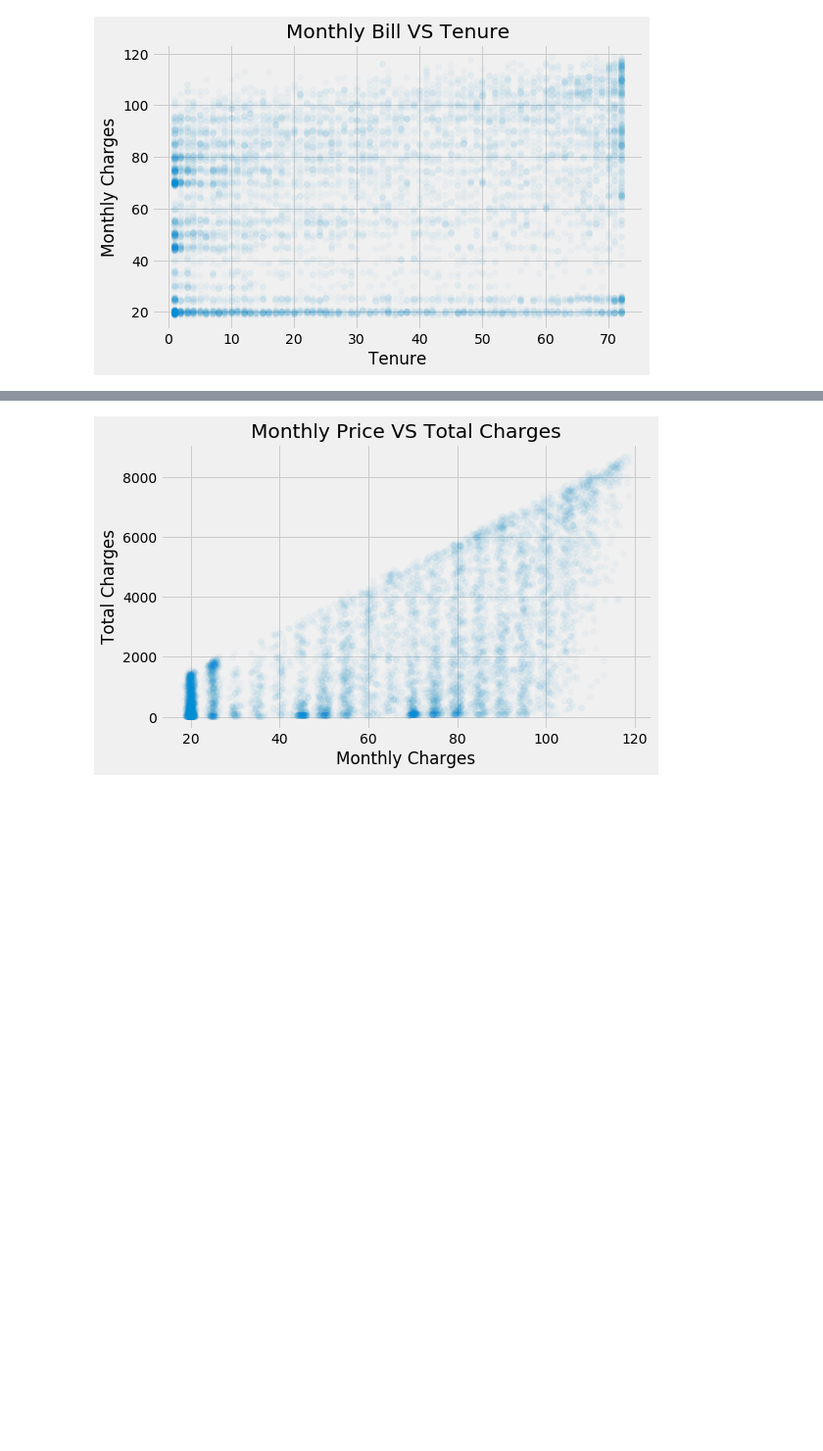
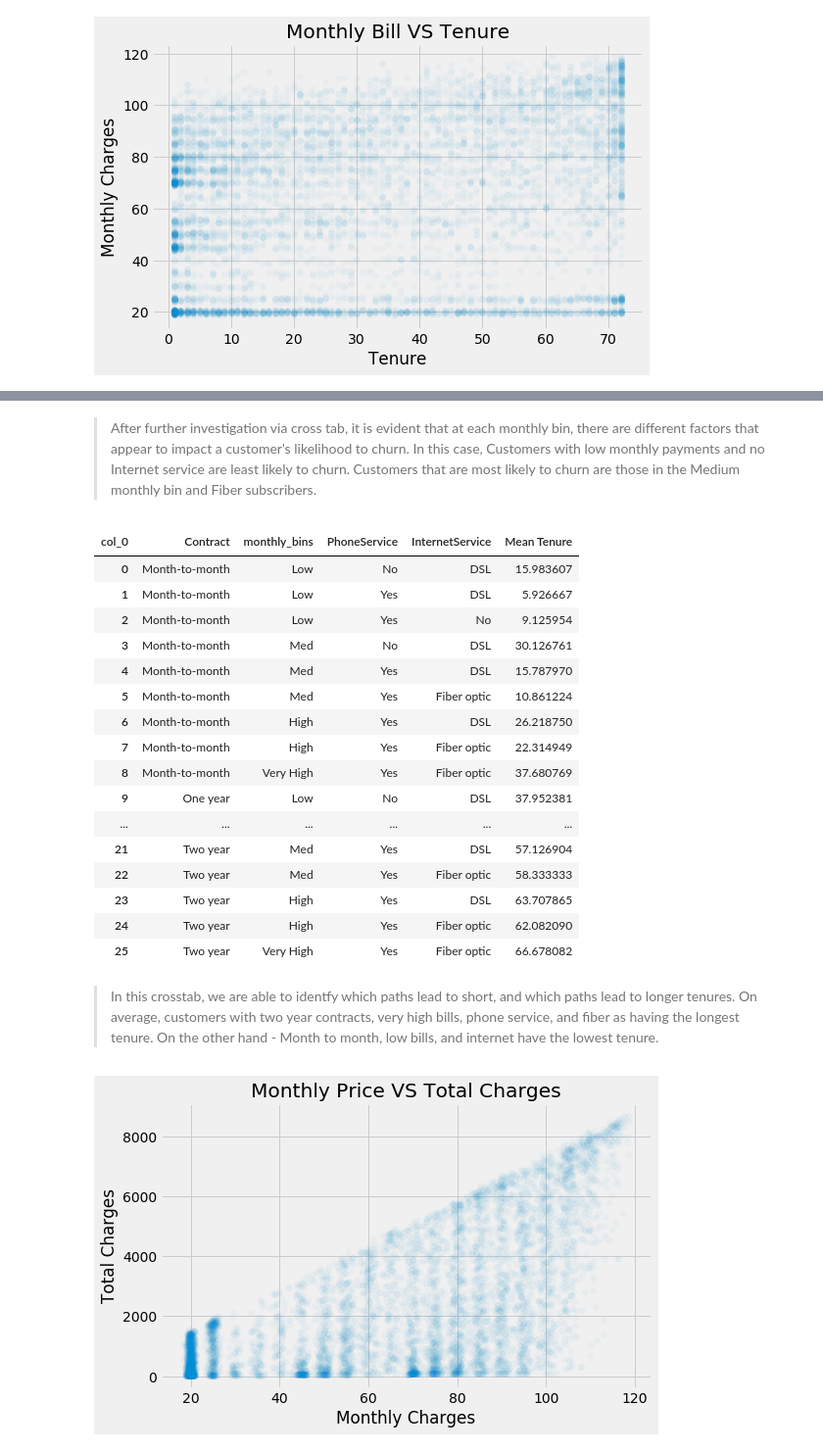
Before and after one commit to ashannon828/communicating_data_findings, a Jupyter notebook: exploration_template.ipynb, the cells around one changed output, grey strips where cells are left out. Shown at 98% size. Drawn from its saved outputs; the diff is of its cells as text; code cells hidden in the pictures; blank space fills up the shorter version.

```diff
--- a/exploration_template.ipynb
+++ b/exploration_template.ipynb
@@ -491,3 +511,27 @@ plt.title('Monthly Bill VS Tenure');
+# %% [markdown]
+> After further investigation via cross tab, it is evident that at each monthly bin, there are different factors that appear to impact a customer's likelihood to churn.  In this case, Customers with low monthly payments and no Internet service are least likely to churn.  Customers that are most likely to churn are those in the Medium monthly bin and Fiber subscribers.
+# %%
+pd.crosstab([df.Contract, df.monthly_bins, df.PhoneService, df.InternetService], 'Mean Tenure', values=df.tenure, aggfunc=np.mean).reset_index()
+# %% [output]
+| col_0 | Contract | monthly_bins | PhoneService | InternetService | Mean Tenure |
+| 0 | Month-to-month | Low | No | DSL | 15.983607 |
+| 1 | Month-to-month | Low | Yes | DSL | 5.926667 |
+| 2 | Month-to-month | Low | Yes | No | 9.125954 |
+| 3 | Month-to-month | Med | No | DSL | 30.126761 |
+| 4 | Month-to-month | Med | Yes | DSL | 15.787970 |
+| 5 | Month-to-month | Med | Yes | Fiber optic | 10.861224 |
+| 6 | Month-to-month | High | Yes | DSL | 26.218750 |
+| 7 | Month-to-month | High | Yes | Fiber optic | 22.314949 |
+| 8 | Month-to-month | Very High | Yes | Fiber optic | 37.680769 |
+| 9 | One year | Low | No | DSL | 37.952381 |
+| ... | ... | ... | ... | ... | ... |
+| 21 | Two year | Med | Yes | DSL | 57.126904 |
+| 22 | Two year | Med | Yes | Fiber optic | 58.333333 |
+| 23 | Two year | High | Yes | DSL | 63.707865 |
+| 24 | Two year | High | Yes | Fiber optic | 62.082090 |
+| 25 | Two year | Very High | Yes | Fiber optic | 66.678082 |
+# %% [markdown]
+> In this crosstab, we are able to identfy which paths lead to short, and which paths lead to longer tenures.  On average, customers with two year contracts, very high bills, phone service, and fiber as having the longest tenure.  On the other hand - Month to month, low bills, and internet have the lowest tenure.
 # %%
 plt.figure(figsize=[8, 5])
 
```
Also changed, not shown: parts of 8 cells of this notebook, 5 other files.
